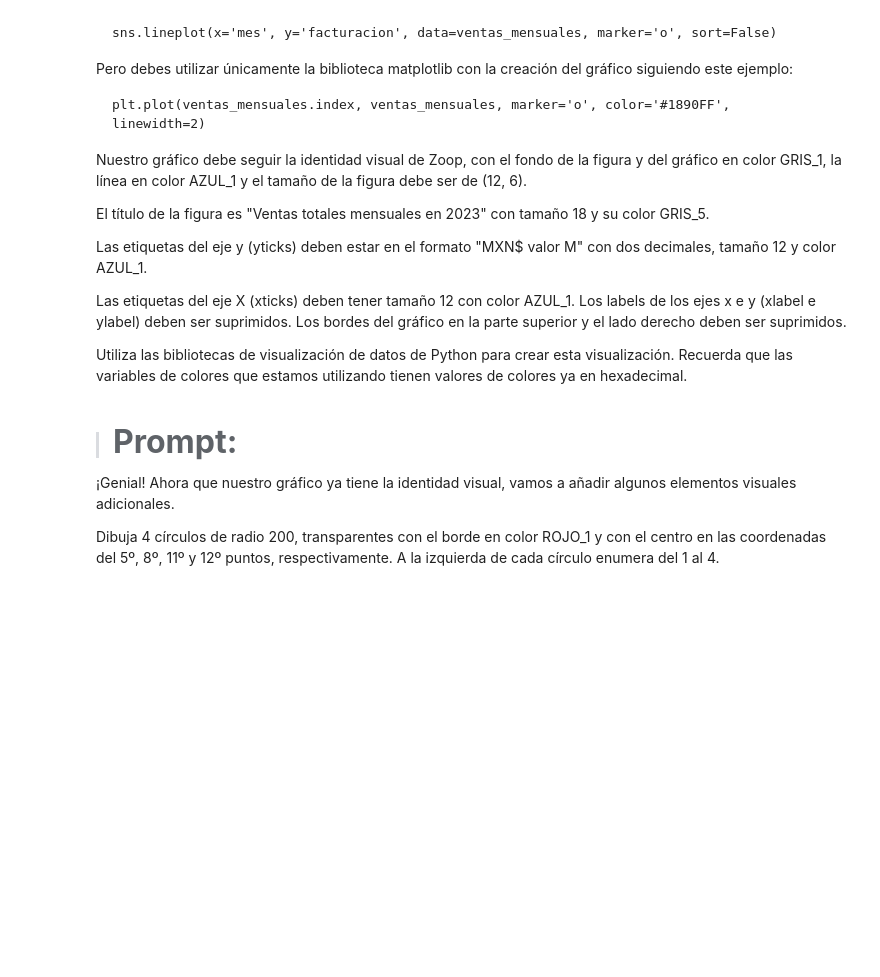
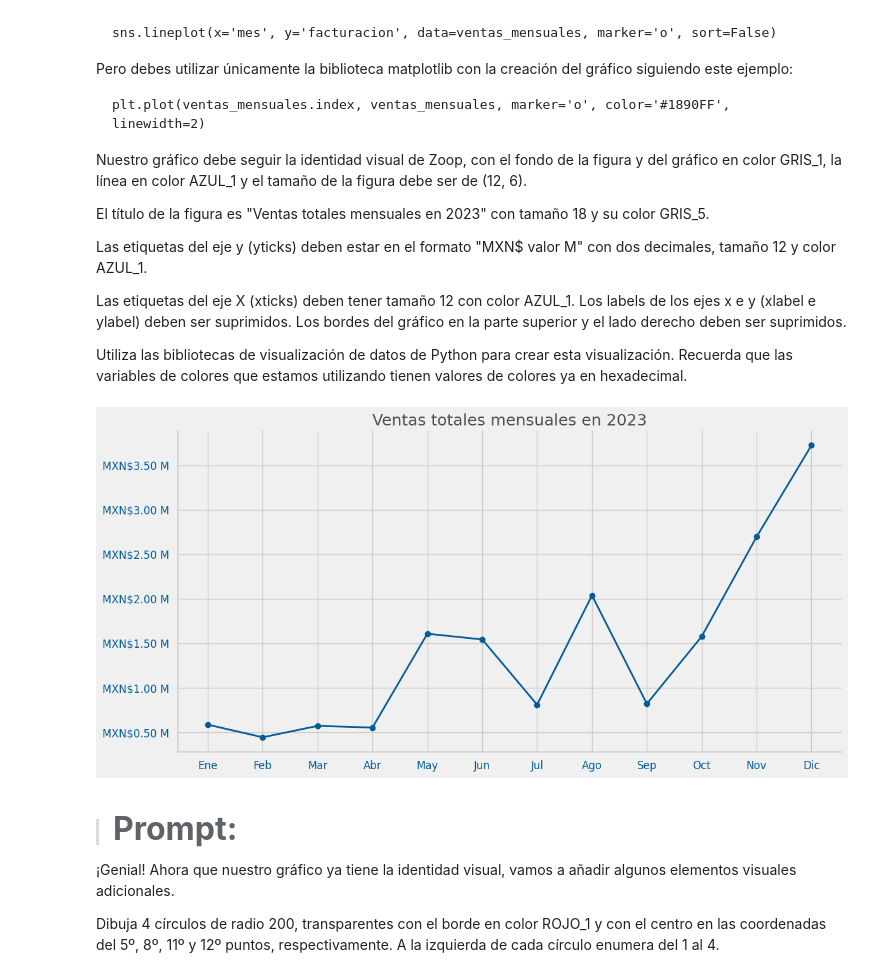
Before and after one commit to clopezv/Challenger_TelecomX, a Jupyter notebook: IA_aplicada_a_ciencia_de_datos.ipynb, the cells around one changed output. Saved outputs shown, nothing was run; the diff lists cells and outputs as text; code cells hidden in the pictures; blank space fills up the shorter version.

```diff
--- a/IA_aplicada_a_ciencia_de_datos.ipynb
+++ b/IA_aplicada_a_ciencia_de_datos.ipynb
@@ -2110,6 +2284,85 @@ Las etiquetas del eje y (yticks) deben estar en el formato "MXN$ valor M" con do
 Las etiquetas del eje X (xticks) deben tener tamaño 12 con color AZUL_1. Los labels de los ejes x e y (xlabel e ylabel) deben ser suprimidos. Los bordes del gráfico en la parte superior y el lado derecho deben ser suprimidos.
 
 Utiliza las bibliotecas de visualización de datos de Python para crear esta visualización. Recuerda que las variables de colores que estamos utilizando tienen valores de colores ya en hexadecimal.
+# %%
+import matplotlib.pyplot as plt
+import matplotlib.ticker as ticker
+
+# Colores institucionales
+GRIS_1 = "#F0F0F0"
+GRIS_5 = "#4F4F4F"
+AZUL_1 = "#005B96"
+
+# Diccionario de meses ordenados (en español o inglés según idioma de sistema)
+"""meses = {
+    'January': 1, 'February': 2, 'March': 3, 'April': 4,
+    'May': 5, 'June': 6, 'July': 7, 'August': 8,
+    'September': 9, 'October': 10, 'November': 11, 'December': 12
+}
+"""
+meses = {
+    'January': 'Ene',
+    'February': 'Feb',
+    'March': 'Mar',
+    'April': 'Abr',
+    'May': 'May',
+    'June': 'Jun',
+    'July': 'Jul',
+    'August': 'Ago',
+    'September': 'Sep',
+    'October': 'Oct',
+    'November': 'Nov',
+    'December': 'Dic'
+}
+
+
+# Crear columna de mes como string
+df['mes'] = df['fecha'].dt.strftime('%B')  # o '%B' si tu sistema está en inglés
+
+# Agrupar y ordenar
+ventas_mensuales = df.groupby('mes')['facturacion'].sum().reindex(meses.keys())
+
+# Crear figura
+fig, ax = plt.subplots(figsize=(12, 6))
+fig.patch.set_facecolor(GRIS_1)
+ax.set_facecolor(GRIS_1)
+
+# Dibujar la línea
+ax.plot(
+    ventas_mensuales.index,
+    ventas_mensuales.values,
+    marker='o',
+    color=AZUL_1,
+    linewidth=2
+)
+
+# Título del gráfico
+plt.title("Ventas totales mensuales en 2023", fontsize=18, color=GRIS_5)
+
+# Suprimir etiquetas de los ejes
+ax.set_xlabel('')
+ax.set_ylabel('')
+
+# Formato de los ticks del eje Y
+ax.tick_params(axis='y', labelsize=12, colors=AZUL_1)
+ax.tick_params(axis='x', labelsize=12, colors=AZUL_1)
+
+# Formatear los valores del eje Y como moneda
+def formato_mxn(x, pos):
+    return f"MXN${x / 1_000_000:.2f} M"
+
+ax.yaxis.set_major_formatter(ticker.FuncFormatter(formato_mxn))
+#Configuraciones adicionales
+plt.xticks(ventas_mensuales.index, [meses[mes] for mes in ventas_mensuales.index], fontsize=12, color=AZUL_1)
+
+# Eliminar bordes superior y derecho
+ax.spines['top'].set_visible(False)
+ax.spines['right'].set_visible(False)
+
+plt.tight_layout()
+plt.show()
+# %% [output]
+[figure, added]
 # %% [markdown]
 > #### <strong><font color="7b71ff" size =6>Prompt:</font></strong>
 
```
Also changed, not shown: parts of 16 cells of this notebook.
